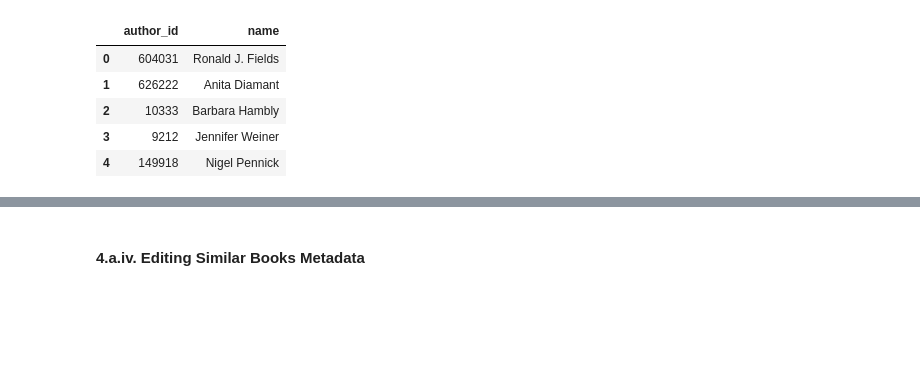
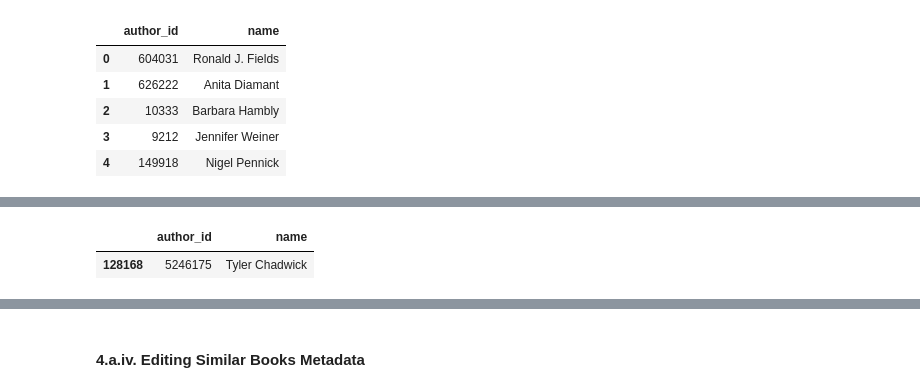
Before and after one commit to shelleylwang/goodreads-recommendations, a Jupyter notebook: data_prep.ipynb, the cells around one changed output, grey strips where cells are left out. Saved outputs shown, nothing was run; the diff lists cells and outputs as text; code cells hidden in the pictures; blank space fills up the shorter version.

```diff
--- a/data_prep.ipynb
+++ b/data_prep.ipynb
@@ -493,3 +557 @@ author_id              537
 dtype: int64
-# %%
-authors['author_id'] = authors['author_id'].astype(float)
@@ -520,3 +600,9 @@ metadata.head()
+# %%
+# Checking that the author name in 'authors_name' matches the author_id from the authors dataframe
+authors[authors['author_id'] == 5246175]
+# %% [output]
+|  | author_id | name |
+| 128168 | 5246175 | Tyler Chadwick |
 # %%
 metadata = metadata.drop(columns=['authors', 'author_id'])
 metadata.info()
```
Also changed, not shown: parts of 48 cells of this notebook, 2 other files.
